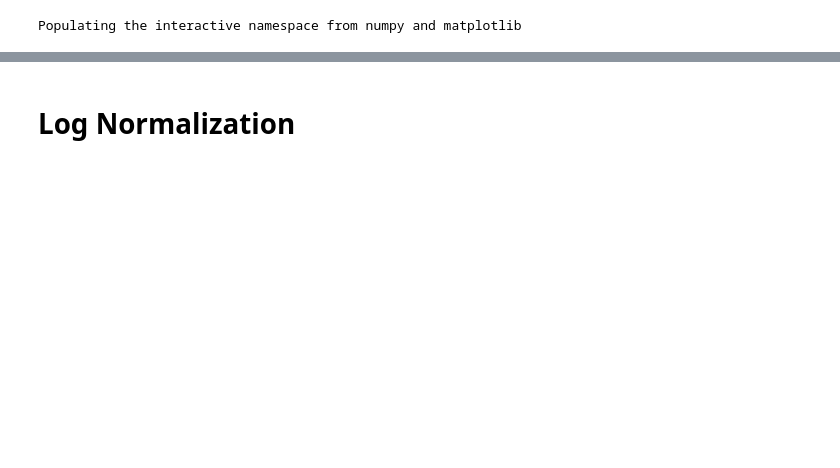
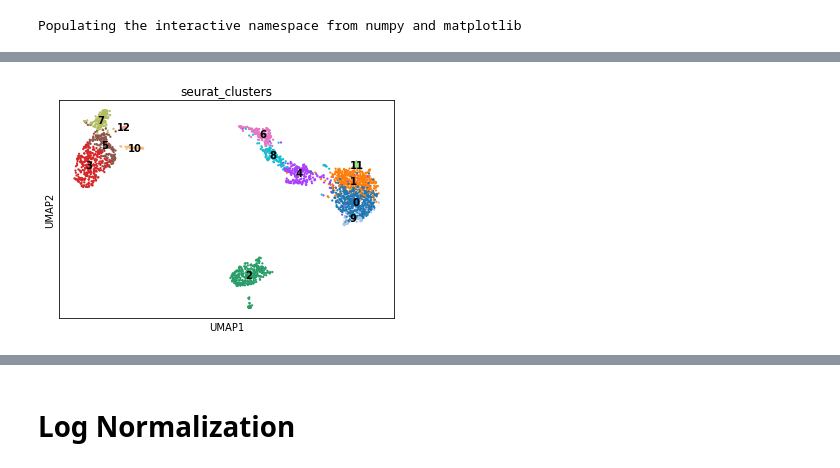
Before and after one commit to saketkc/pySCTransform, a Jupyter notebook: notebooks/pbmc3k-umap.ipynb, the cells around one changed output, grey strips where cells are left out. Cells and saved outputs as stored; diff of their text form; code cells hidden in the pictures; blank space fills up the shorter version.

```diff
--- a/notebooks/pbmc3k-umap.ipynb
+++ b/notebooks/pbmc3k-umap.ipynb
@@ -9,0 +130,4 @@ Populating the interactive namespace from numpy and matplotlib
+# %%
+_ = sc.pl.umap(pbmc3k, color=["seurat_clusters"], legend_loc="on data", size=20)
+# %% [output]
+[figure, added]
```
Also changed, not shown: parts of 33 cells of this notebook, 1 other file.
